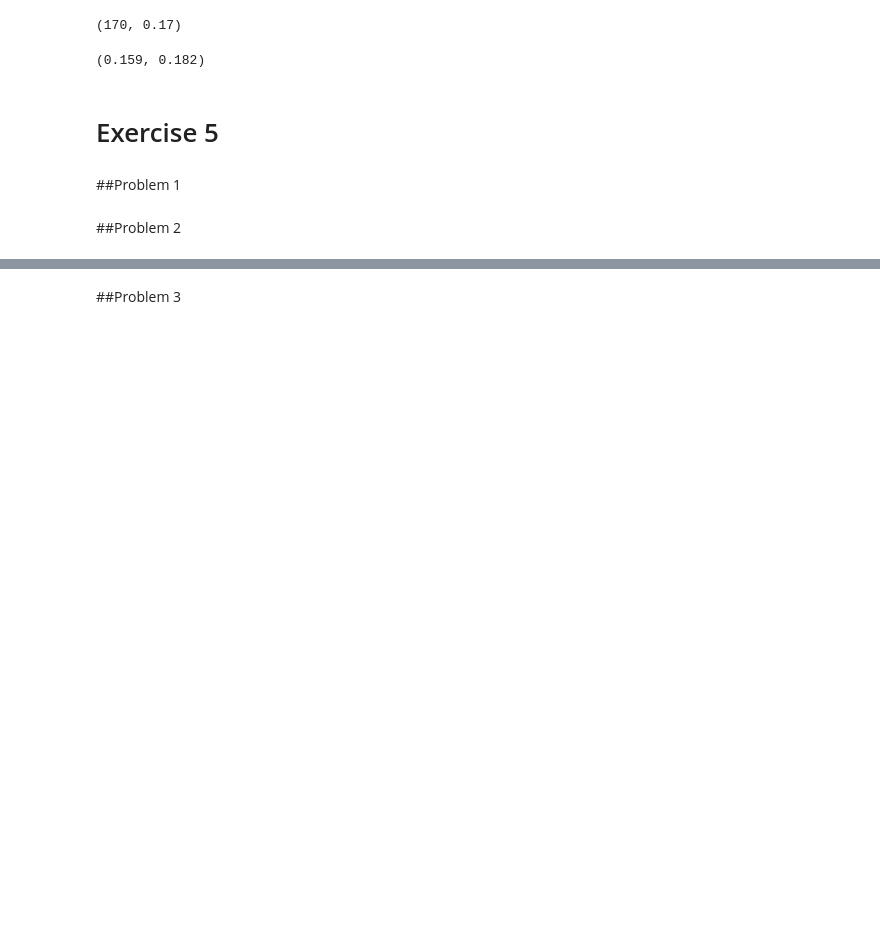
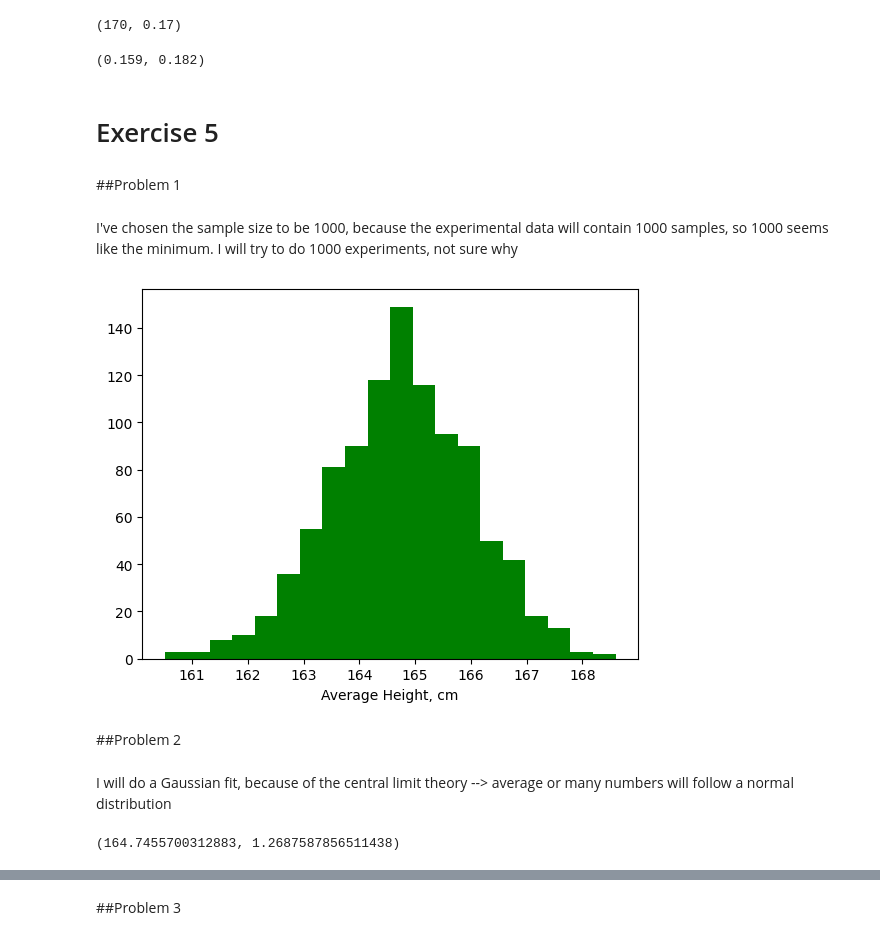
Before and after one commit to nebuus/Stat_methods, a Jupyter notebook: Statistical_methods_in_data_analysis_S2_S3.ipynb, the cells around one changed output, grey strips where cells are left out. Drawn from its saved outputs; the diff is of its cells as text; code cells hidden in the pictures; blank space fills up the shorter version.

```diff
--- a/Statistical_methods_in_data_analysis_S2_S3.ipynb
+++ b/Statistical_methods_in_data_analysis_S2_S3.ipynb
@@ -527,5 +529,26 @@ clopper_pearson_interval(170, 1000, 0.68)
 # Exercise 5
 # %% [markdown]
 ##Problem 1
+# %%
+h_avg = 164.7
+h_avg_err = 7.1
+sample_size = 10
+no_exp = 1000
+# %% [markdown]
+I've chosen the sample size to be 1000, because the experimental data will contain 1000 samples, so 1000 seems like the minimum.
+I will try to do 1000 experiments, not sure why
+# %%
+pseudo_means = []
+for exp in np.arange(0,no_exp):
+  sample = np.random.uniform(low=h_avg-h_avg_err, high=h_avg+h_avg_err, size=sample_size)
+  pseudo_means.append(np.mean(sample))
+# %%
+plt.hist(pseudo_means, bins=20, color='g')
+plt.xlabel('Average Height, cm')
+plt.show()
+# %% [output]
+[figure, added]
 # %% [markdown]
 ##Problem 2
+# %% [markdown]
+I will do a Gaussian fit, because of the central limit theory --> average or many numbers will follow a normal distribution
@@ -531,0 +557,4 @@ clopper_pearson_interval(170, 1000, 0.68)
+# %%
+mu, sigma
+# %% [output]
+(164.7455700312883, 1.2687587856511438)
```
Also changed, not shown: parts of 9 cells of this notebook.
